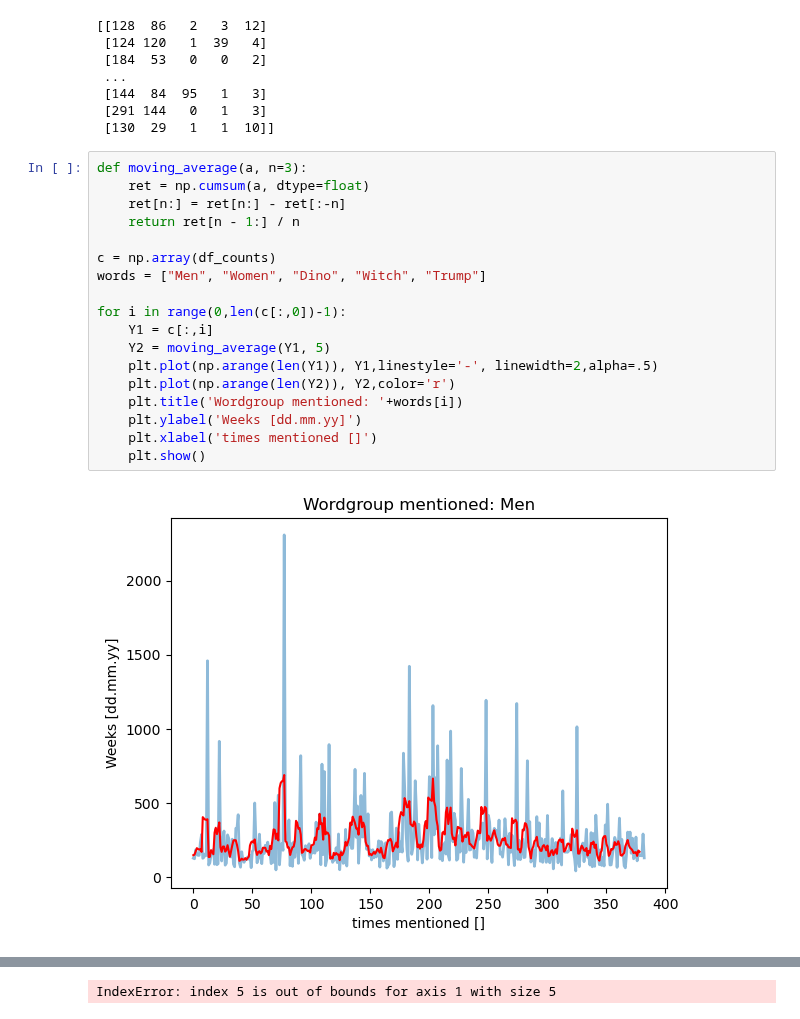
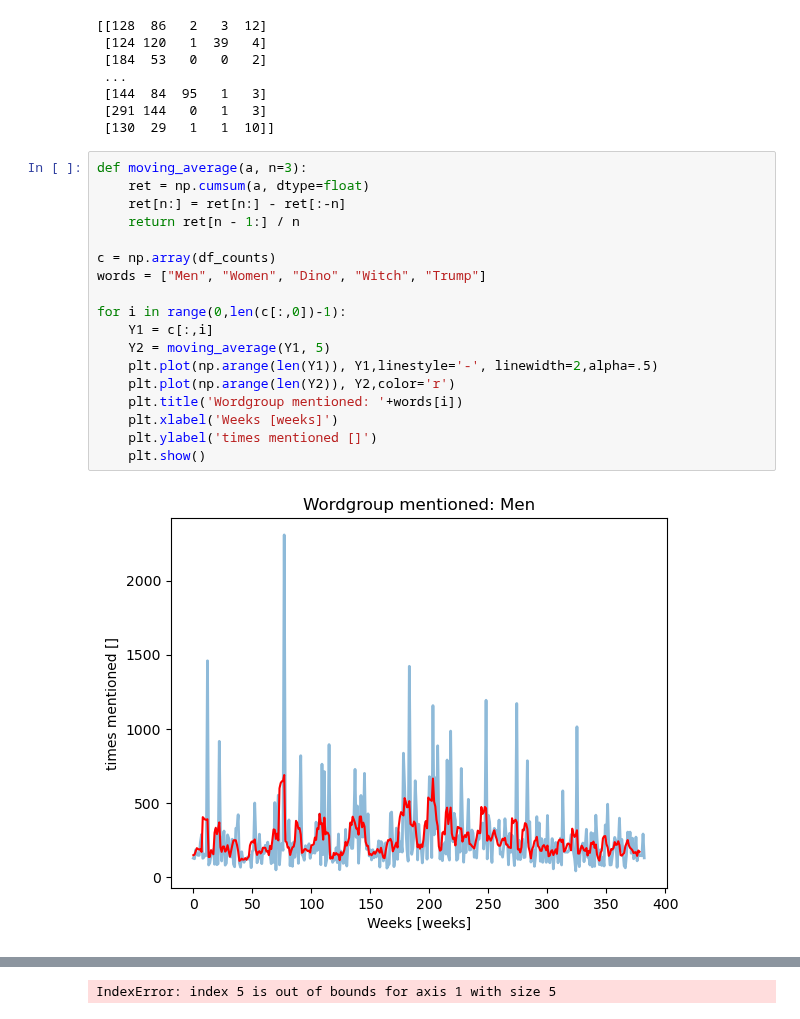
Before and after one commit to epfl-ada/ada-2025-project-data_dinosaur, a Jupyter notebook: load_csv.ipynb, the cells around one changed output, grey strips where cells are left out. Cells and saved outputs as stored; diff of their text form.

```diff
--- a/load_csv.ipynb
+++ b/load_csv.ipynb
@@ -228,20 +228,20 @@ print(np.array(df_counts))
 # %%
 def moving_average(a, n=3):
     ret = np.cumsum(a, dtype=float)
     ret[n:] = ret[n:] - ret[:-n]
     return ret[n - 1:] / n
 
 c = np.array(df_counts)
 words = ["Men", "Women", "Dino", "Witch", "Trump"]
 
 for i in range(0,len(c[:,0])-1):
     Y1 = c[:,i]
     Y2 = moving_average(Y1, 5)
     plt.plot(np.arange(len(Y1)), Y1,linestyle='-', linewidth=2,alpha=.5)
     plt.plot(np.arange(len(Y2)), Y2,color='r')
     plt.title('Wordgroup mentioned: '+words[i])
-    plt.ylabel('Weeks [dd.mm.yy]')
-    plt.xlabel('times mentioned []')
+    plt.xlabel('Weeks [weeks]')
+    plt.ylabel('times mentioned []')
     plt.show()
 # %% [output]
-[figure, old version]
+[figure, new version]
```
Also changed, not shown: parts of 8 cells of this notebook.
